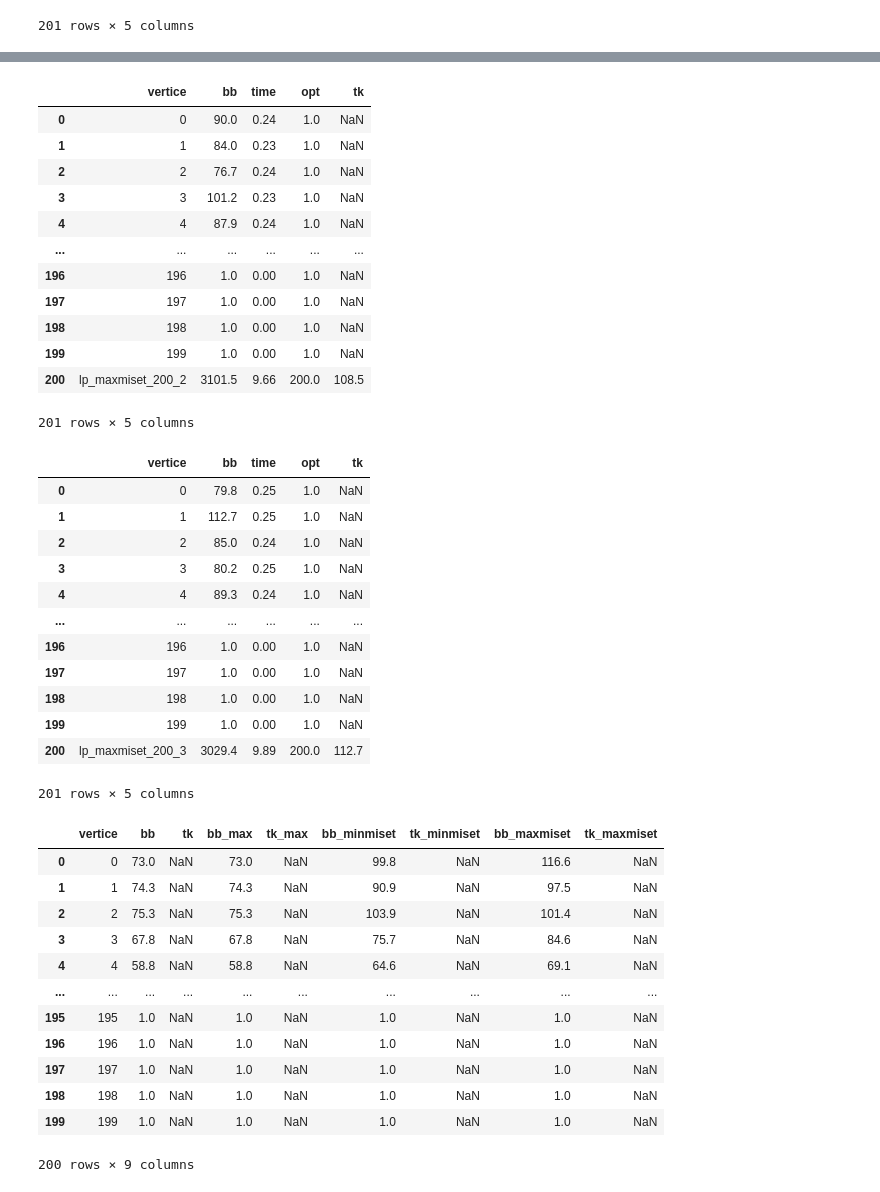
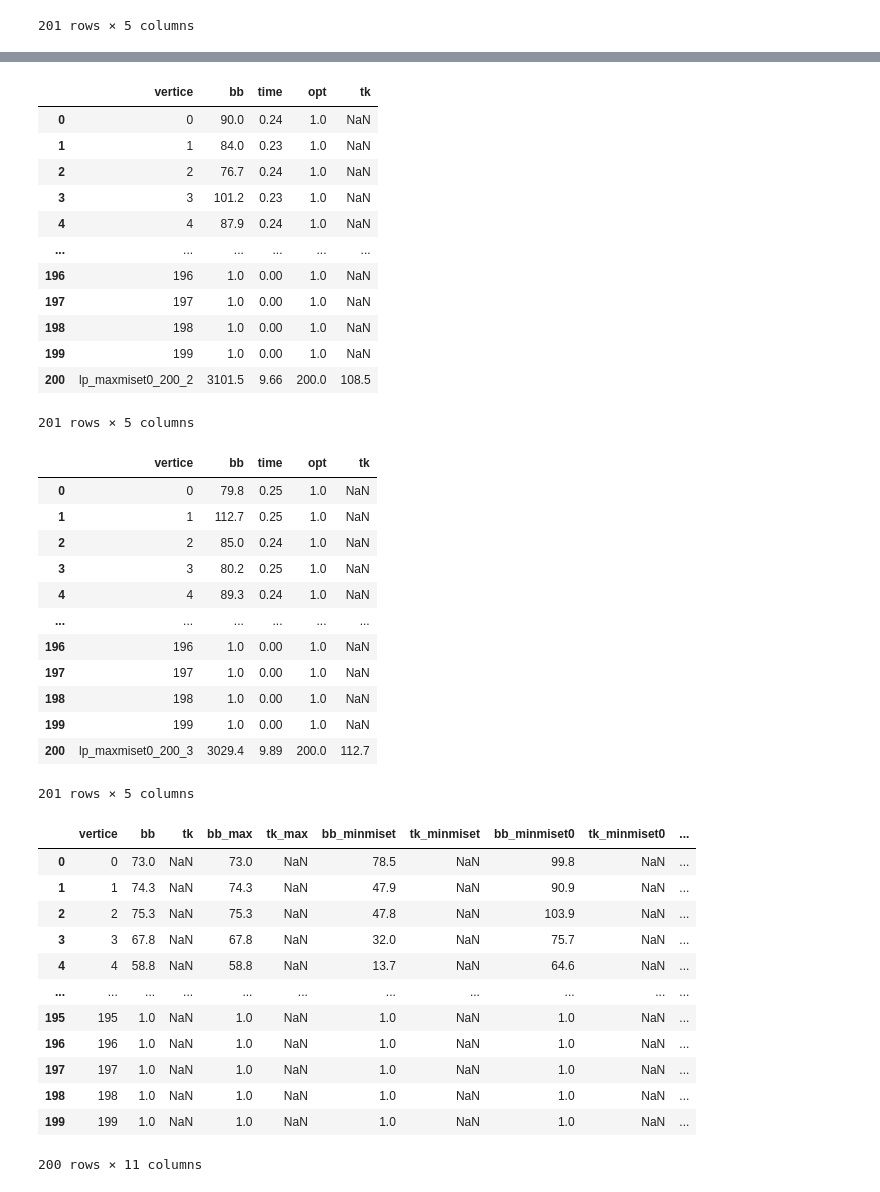
Before and after one commit to jesusossian/tukey, a Jupyter notebook: notebook/results_lp_internet.ipynb, the cells around one changed output, grey strips where cells are left out. Drawn from its saved outputs; the diff is of its cells as text; code cells hidden in the pictures.

```diff
--- a/notebook/results_lp_internet.ipynb
+++ b/notebook/results_lp_internet.ipynb
@@ -384,7 +510,7 @@ lp_internet_fmax_200_3
 | 200 | lp_fmax_200_3 | 2461.4 | 6.06 | 200.0 | 76.3 |
 201 rows × 5 columns
 # %%
-form_="maxmiset"
+form_="maxmiset0"
 dim_=200
 id_=1
 
@@ -407,10 +533,10 @@ resume = pd.DataFrame({
 )
 
 table = pd.concat([table, resume], ignore_index=True)
-lp_internet_maxmiset_200_1 = table
-lp_internet_maxmiset_200_1
+lp_internet_maxmiset0_200_1 = table
+lp_internet_maxmiset0_200_1
 
-#print(lp_internet_maxmiset_200_1[['vertice','bb','time','opt']].to_latex(index=False,float_format="%.2f"))
+#print(lp_internet_maxmiset0_200_1[['vertice','bb','time','opt']].to_latex(index=False,float_format="%.2f"))
 # %% [output]
 |  | vertice | bb | time | opt | tk |
 | 0 | 0 | 116.6 | 0.24 | 1.0 | NaN |
@@ -427,6 +553,6 @@ lp_internet_maxmiset_200_1
 201 rows × 5 columns
 # %%
-form_="maxmiset"
+form_="maxmiset0"
 dim_=200
 id_=2
 
@@ -449,10 +575,10 @@ resume = pd.DataFrame({
 )
 
 table = pd.concat([table, resume], ignore_index=True)
-lp_internet_maxmiset_200_2 = table
-lp_internet_maxmiset_200_2
+lp_internet_maxmiset0_200_2 = table
+lp_internet_maxmiset0_200_2
 
-#print(lp_internet_maxmiset_200_2[['vertice','bb','time','opt']].to_latex(index=False,float_format="%.2f"))
+#print(lp_internet_maxmiset0_200_2[['vertice','bb','time','opt']].to_latex(index=False,float_format="%.2f"))
 # %% [output]
 |  | vertice | bb | time | opt | tk |
 | 0 | 0 | 90.0 | 0.24 | 1.0 | NaN |
@@ -465,10 +591,10 @@ lp_internet_maxmiset_200_2
 | 197 | 197 | 1.0 | 0.00 | 1.0 | NaN |
 | 198 | 198 | 1.0 | 0.00 | 1.0 | NaN |
 | 199 | 199 | 1.0 | 0.00 | 1.0 | NaN |
-| 200 | lp_maxmiset_200_2 | 3101.5 | 9.66 | 200.0 | 108.5 |
+| 200 | lp_maxmiset0_200_2 | 3101.5 | 9.66 | 200.0 | 108.5 |
 201 rows × 5 columns
 # %%
-form_="maxmiset"
+form_="maxmiset0"
 dim_=200
 id_=3
 
@@ -491,10 +617,10 @@ resume = pd.DataFrame({
 )
 
 table = pd.concat([table, resume], ignore_index=True)
-lp_internet_maxmiset_200_3 = table
-lp_internet_maxmiset_200_3
+lp_internet_maxmiset0_200_3 = table
+lp_internet_maxmiset0_200_3
 
-#print(lp_internet_maxmiset_200_3[['vertice','bb','time','opt']].to_latex(index=False,float_format="%.2f"))
+#print(lp_internet_maxmiset0_200_3[['vertice','bb','time','opt']].to_latex(index=False,float_format="%.2f"))
 # %% [output]
 |  | vertice | bb | time | opt | tk |
 | 0 | 0 | 79.8 | 0.25 | 1.0 | NaN |
@@ -507,45 +633,51 @@ lp_internet_maxmiset_200_3
 | 197 | 197 | 1.0 | 0.00 | 1.0 | NaN |
 | 198 | 198 | 1.0 | 0.00 | 1.0 | NaN |
 | 199 | 199 | 1.0 | 0.00 | 1.0 | NaN |
-| 200 | lp_maxmiset_200_3 | 3029.4 | 9.89 | 200.0 | 112.7 |
+| 200 | lp_maxmiset0_200_3 | 3029.4 | 9.89 | 200.0 | 112.7 |
 201 rows × 5 columns
 # %%
 result_200_1 = pd.DataFrame()
 
 result_200_1 = pd.merge(
     lp_internet_fmin_200_1, lp_internet_fmax_200_1,
     on=['vertice'],
     suffixes=("", "_max"),
     )
 
 result_200_1 = pd.merge(
     result_200_1, lp_internet_minmiset_200_1,
     on=['vertice'],
     suffixes=("", "_minmiset"),
     )
 
 result_200_1 = pd.merge(
-    result_200_1, lp_internet_maxmiset_200_1,
+    result_200_1, lp_internet_minmiset0_200_1,
     on=['vertice'],
-    suffixes=("", "_maxmiset"),
+    suffixes=("", "_minmiset0"),
+    )
+
+result_200_1 = pd.merge(
+    result_200_1, lp_internet_maxmiset0_200_1,
+    on=['vertice'],
+    suffixes=("", "_maxmiset0"),
     )
 
 #result
-result_200_1[['vertice','bb','tk','bb_max','tk_max','bb_minmiset','tk_minmiset','bb_maxmiset','tk_maxmiset']]
+result_200_1[['vertice','bb','tk','bb_max','tk_max','bb_minmiset','tk_minmiset','bb_minmiset0','tk_minmiset0','bb_maxmiset0','tk_maxmiset0']]
 # %% [output]
-|  | vertice | bb | tk | bb_max | tk_max | bb_minmiset | tk_minmiset | bb_maxmiset | tk_maxmiset |
-| 0 | 0 | 73.0 | NaN | 73.0 | NaN | 99.8 | NaN | 116.6 | NaN |
-| 1 | 1 | 74.3 | NaN | 74.3 | NaN | 90.9 | NaN | 97.5 | NaN |
-| 2 | 2 | 75.3 | NaN | 75.3 | NaN | 103.9 | NaN | 101.4 | NaN |
-| 3 | 3 | 67.8 | NaN | 67.8 | NaN | 75.7 | NaN | 84.6 | NaN |
-| 4 | 4 | 58.8 | NaN | 58.8 | NaN | 64.6 | NaN | 69.1 | NaN |
-| ... | ... | ... | ... | ... | ... | ... | ... | ... | ... |
-| 195 | 195 | 1.0 | NaN | 1.0 | NaN | 1.0 | NaN | 1.0 | NaN |
-| 196 | 196 | 1.0 | NaN | 1.0 | NaN | 1.0 | NaN | 1.0 | NaN |
-| 197 | 197 | 1.0 | NaN | 1.0 | NaN | 1.0 | NaN | 1.0 | NaN |
-| 198 | 198 | 1.0 | NaN | 1.0 | NaN | 1.0 | NaN | 1.0 | NaN |
-| 199 | 199 | 1.0 | NaN | 1.0 | NaN | 1.0 | NaN | 1.0 | NaN |
+|  | vertice | bb | tk | bb_max | tk_max | bb_minmiset | tk_minmiset | bb_minmiset0 | tk_minmiset0 | ... |
+| 0 | 0 | 73.0 | NaN | 73.0 | NaN | 78.5 | NaN | 99.8 | NaN | ... |
+| 1 | 1 | 74.3 | NaN | 74.3 | NaN | 47.9 | NaN | 90.9 | NaN | ... |
+| 2 | 2 | 75.3 | NaN | 75.3 | NaN | 47.8 | NaN | 103.9 | NaN | ... |
+| 3 | 3 | 67.8 | NaN | 67.8 | NaN | 32.0 | NaN | 75.7 | NaN | ... |
+| 4 | 4 | 58.8 | NaN | 58.8 | NaN | 13.7 | NaN | 64.6 | NaN | ... |
+| ... | ... | ... | ... | ... | ... | ... | ... | ... | ... | ... |
+| 195 | 195 | 1.0 | NaN | 1.0 | NaN | 1.0 | NaN | 1.0 | NaN | ... |
+| 196 | 196 | 1.0 | NaN | 1.0 | NaN | 1.0 | NaN | 1.0 | NaN | ... |
+| 197 | 197 | 1.0 | NaN | 1.0 | NaN | 1.0 | NaN | 1.0 | NaN | ... |
+| 198 | 198 | 1.0 | NaN | 1.0 | NaN | 1.0 | NaN | 1.0 | NaN | ... |
+| 199 | 199 | 1.0 | NaN | 1.0 | NaN | 1.0 | NaN | 1.0 | NaN | ... |
-200 rows × 9 columns
+200 rows × 11 columns
 # %%
 result_200_2 = pd.DataFrame()
 
```
Also changed, not shown: parts of 15 cells of this notebook, 30 other files.
